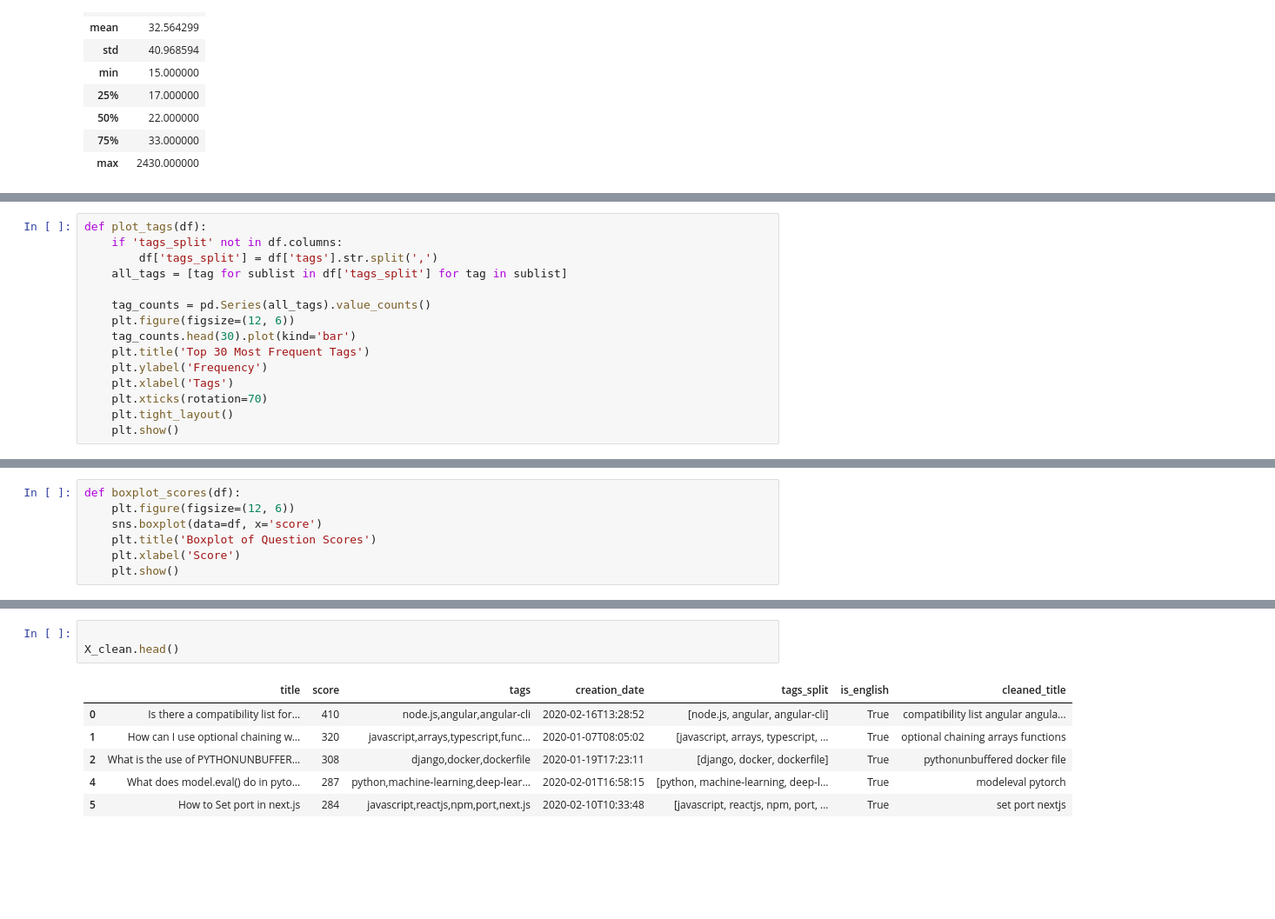
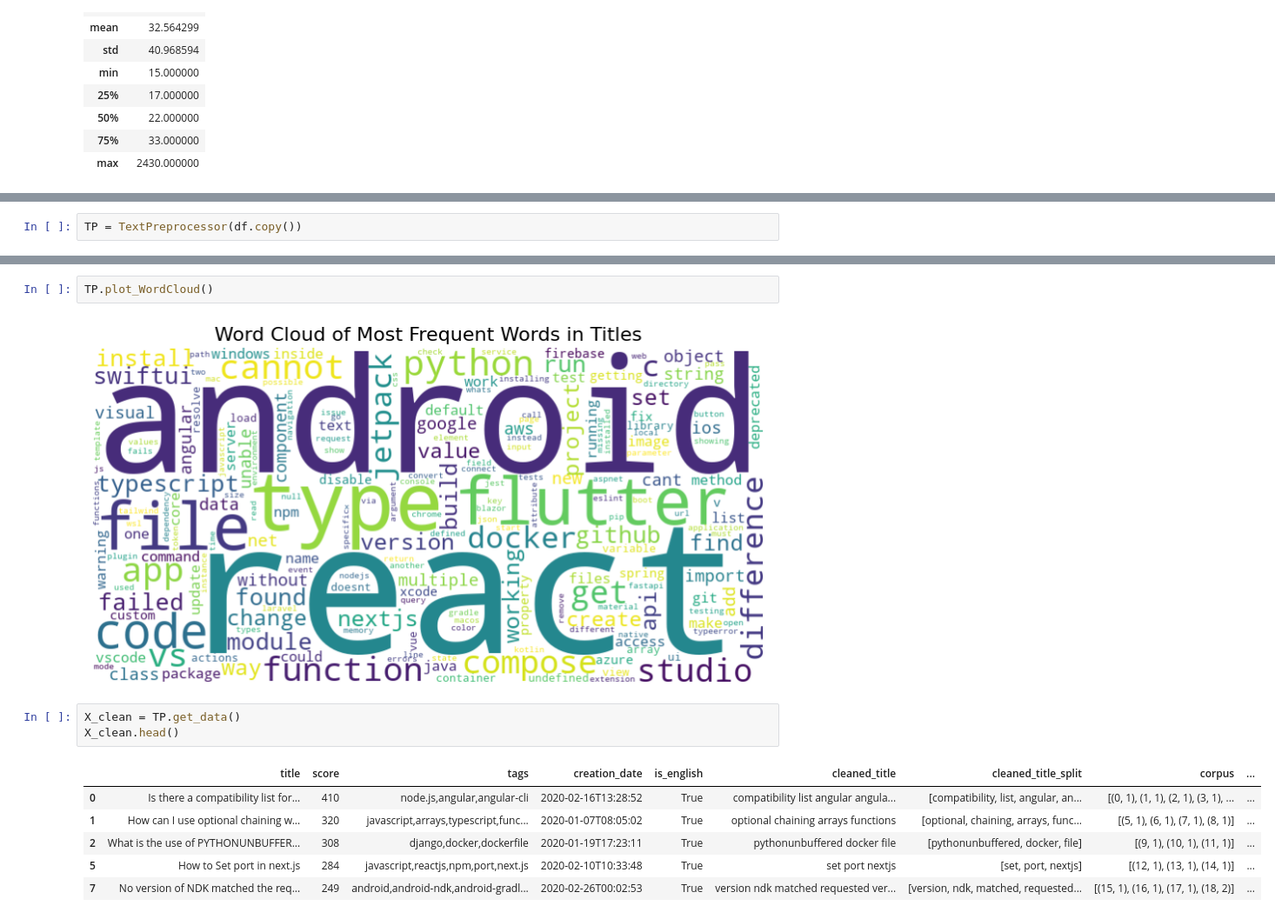
Before and after one commit to hystb/P5_Cat-gorisez_automatiquement_des_questions, a Jupyter notebook: Milan_Nicolas_1_notebook_exploration_092024.ipynb, the cells around one changed output, grey strips where cells are left out. Shown at 87% size. Cells and saved outputs as stored; diff of their text form; blank space fills up the shorter version.

```diff
--- a/Milan_Nicolas_1_notebook_exploration_092024.ipynb
+++ b/Milan_Nicolas_1_notebook_exploration_092024.ipynb
@@ -132,15 +132,0 @@ np.int64(0)
-# %%
-def plot_tags(df):
-    if 'tags_split' not in df.columns:
-        df['tags_split'] = df['tags'].str.split(',')
-    all_tags = [tag for sublist in df['tags_split'] for tag in sublist]
-
-    tag_counts = pd.Series(all_tags).value_counts()
-    plt.figure(figsize=(12, 6))
-    tag_counts.head(30).plot(kind='bar')
-    plt.title('Top 30 Most Frequent Tags')
-    plt.ylabel('Frequency')
-    plt.xlabel('Tags')
-    plt.xticks(rotation=70)
-    plt.tight_layout()
-    plt.show()
@@ -151,7 +132,0 @@ plot_tags(df)
-# %%
-def boxplot_scores(df):
-    plt.figure(figsize=(12, 6))
-    sns.boxplot(data=df, x='score')
-    plt.title('Boxplot of Question Scores')
-    plt.xlabel('Score')
-    plt.show()
@@ -242,0 +244,2 @@ plot_WordCloud(X_clean)
+# %%
+TP = TextPreprocessor(df.copy())
@@ -243,10 +264,14 @@ plot_WordCloud(X_clean)
+# %%
+TP.plot_WordCloud()
+# %% [output]
+[figure, added]
 # %%
-
+X_clean = TP.get_data()
 X_clean.head()
 # %% [output]
-|  | title | score | tags | creation_date | tags_split | is_english | cleaned_title |
-| 0 | Is there a compatibility list for... | 410 | node.js,angular,angular-cli | 2020-02-16T13:28:52 | [node.js, angular, angular-cli] | True | compatibility list angular angula... |
-| 1 | How can I use optional chaining w... | 320 | javascript,arrays,typescript,func... | 2020-01-07T08:05:02 | [javascript, arrays, typescript, ... | True | optional chaining arrays functions |
-| 2 | What is the use of PYTHONUNBUFFER... | 308 | django,docker,dockerfile | 2020-01-19T17:23:11 | [django, docker, dockerfile] | True | pythonunbuffered docker file |
-| 4 | What does model.eval() do in pyto... | 287 | python,machine-learning,deep-lear... | 2020-02-01T16:58:15 | [python, machine-learning, deep-l... | True | modeleval pytorch |
-| 5 | How to Set port in next.js | 284 | javascript,reactjs,npm,port,next.js | 2020-02-10T10:33:48 | [javascript, reactjs, npm, port, ... | True | set port nextjs |
+|  | title | score | tags | creation_date | is_english | cleaned_title | cleaned_title_split | corpus | ... |
+| 0 | Is there a compatibility list for... | 410 | node.js,angular,angular-cli | 2020-02-16T13:28:52 | True | compatibility list angular angula... | [compatibility, list, angular, an... | [(0, 1), (1, 1), (2, 1), (3, 1), ... | ... |
+| 1 | How can I use optional chaining w... | 320 | javascript,arrays,typescript,func... | 2020-01-07T08:05:02 | True | optional chaining arrays functions | [optional, chaining, arrays, func... | [(5, 1), (6, 1), (7, 1), (8, 1)] | ... |
+| 2 | What is the use of PYTHONUNBUFFER... | 308 | django,docker,dockerfile | 2020-01-19T17:23:11 | True | pythonunbuffered docker file | [pythonunbuffered, docker, file] | [(9, 1), (10, 1), (11, 1)] | ... |
+| 5 | How to Set port in next.js | 284 | javascript,reactjs,npm,port,next.js | 2020-02-10T10:33:48 | True | set port nextjs | [set, port, nextjs] | [(12, 1), (13, 1), (14, 1)] | ... |
+| 7 | No version of NDK matched the req... | 249 | android,android-ndk,android-gradl... | 2020-02-26T00:02:53 | True | version ndk matched requested ver... | [version, ndk, matched, requested... | [(15, 1), (16, 1), (17, 1), (18, 2)] | ... |
```
Also changed, not shown: parts of 14 cells of this notebook.
